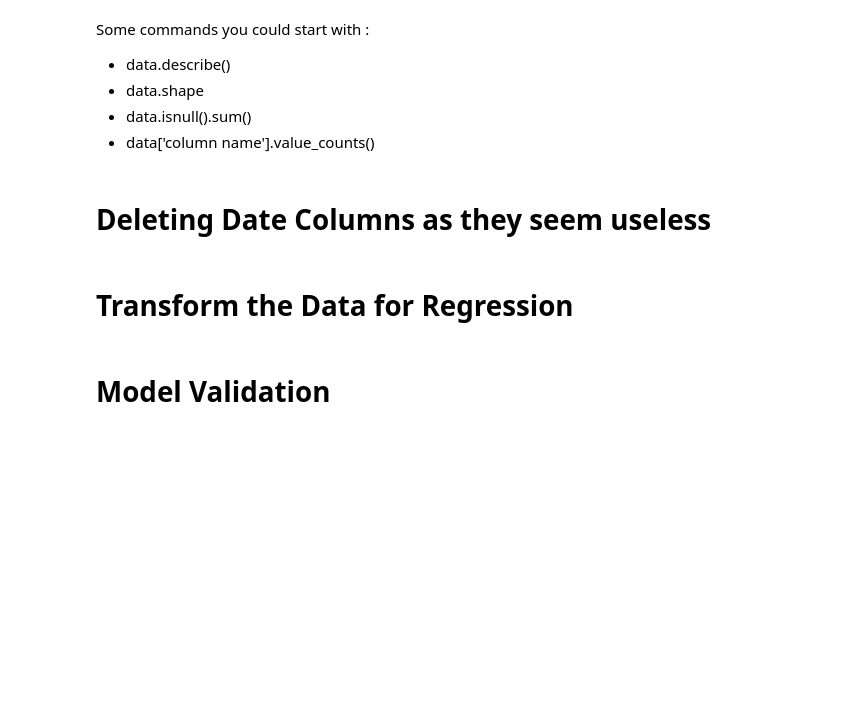
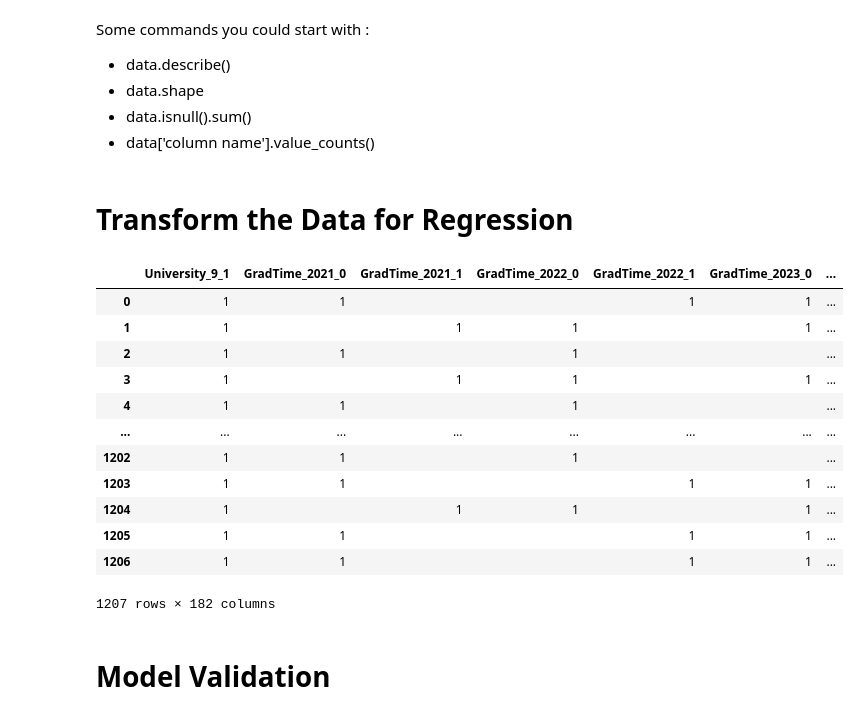
Before and after one commit to MCDC-Team-4/retain-alabama, a Jupyter notebook: team-juypter-notebooks/testing.ipynb, the cells around one changed output. Cells and saved outputs as stored; diff of their text form; code cells hidden in the pictures; blank space fills up the shorter version.

Commit message:
Tried data analysis

```diff
--- a/team-juypter-notebooks/testing.ipynb
+++ b/team-juypter-notebooks/testing.ipynb
@@ -18,28 +18,32 @@ from sklearn.preprocessing import StandardScaler
 # %% [markdown]
 # Import the data and start exploring it
 # %%
-data = pd.read_excel('../Project Retain Alabama/Survey Data and Info/UAB_Retain Alabama Survey Data_042221.xlsx')
-
-pd.options.display.max_columns = None
-
-data.head()
+data = pd.read_excel('../Project Retain Alabama/Survey Data and Info/UABformatChange.xlsx')
 # %% [markdown]
 Some commands you could start with :
 - data.describe()
 - data.shape
 - data.isnull().sum()
 - data['column name'].value_counts()
-# %% [markdown]
-# Deleting Date Columns as they seem useless
-# %%
-drop_colums = ['Start Date','End Date', '0']
-data.drop(drop_colums, inplace=True, axis=1)
-data.head()
 # %% [markdown]
 # Transform the Data for Regression
 # %%
 # Use get dummies for one hot encoding
-dummies = data['col name'].str.get_dummies(sep =',')
+pd.get_dummies(data, dtype=str)
+# %% [output]
+|  | University_9_1 | GradTime_2021_0 | GradTime_2021_1 | GradTime_2022_0 | GradTime_2022_1 | GradTime_2023_0 | ... |
+| 0 | 1 | 1 |  |  | 1 | 1 | ... |
+| 1 | 1 |  | 1 | 1 |  | 1 | ... |
+| 2 | 1 | 1 |  | 1 |  |  | ... |
+| 3 | 1 |  | 1 | 1 |  | 1 | ... |
+| 4 | 1 | 1 |  | 1 |  |  | ... |
+| ... | ... | ... | ... | ... | ... | ... | ... |
+| 1202 | 1 | 1 |  | 1 |  |  | ... |
+| 1203 | 1 | 1 |  |  | 1 | 1 | ... |
+| 1204 | 1 |  | 1 | 1 |  | 1 | ... |
+| 1205 | 1 | 1 |  |  | 1 | 1 | ... |
+| 1206 | 1 | 1 |  |  | 1 | 1 | ... |
+1207 rows × 182 columns
 # %%
 # A useful function for changing strings
 for i in list(data.columns):
```
Also changed, not shown: 2 other files.
